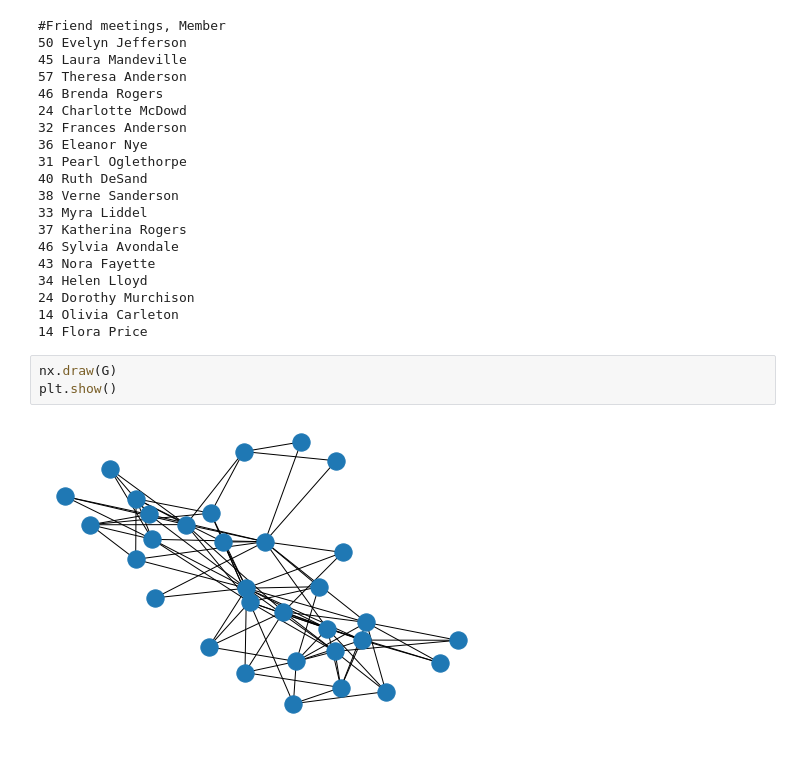
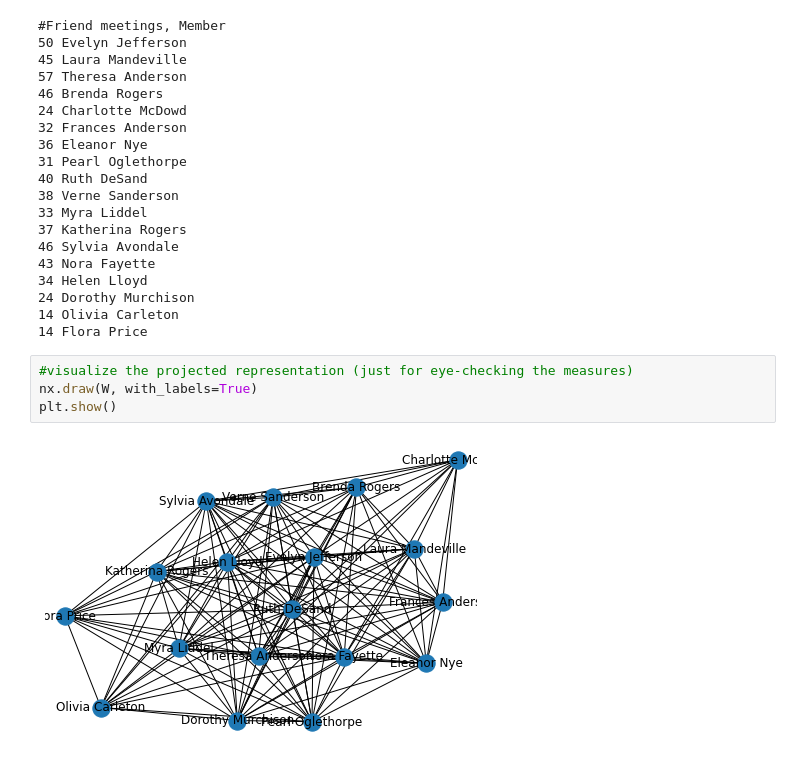
Before and after one commit to mharrisonbaker/DATA620, a Jupyter notebook: DATA620_Week3_part2.ipynb, the cells around one changed output. Saved outputs shown, nothing was run; the diff lists cells and outputs as text.

```diff
--- a/DATA620_Week3_part2.ipynb
+++ b/DATA620_Week3_part2.ipynb
@@ -84,8 +95,9 @@ for w in women:
 24 Dorothy Murchison
 14 Olivia Carleton
 14 Flora Price
-# %%
-nx.draw(G)
-plt.show()
-# %% [output]
-[figure, removed]
+# %%
+#visualize the projected representation (just for eye-checking the measures)
+nx.draw(W, with_labels=True)
+plt.show()
+# %% [output]
+[figure, added]
```
Also changed, not shown: parts of 7 cells of this notebook.
